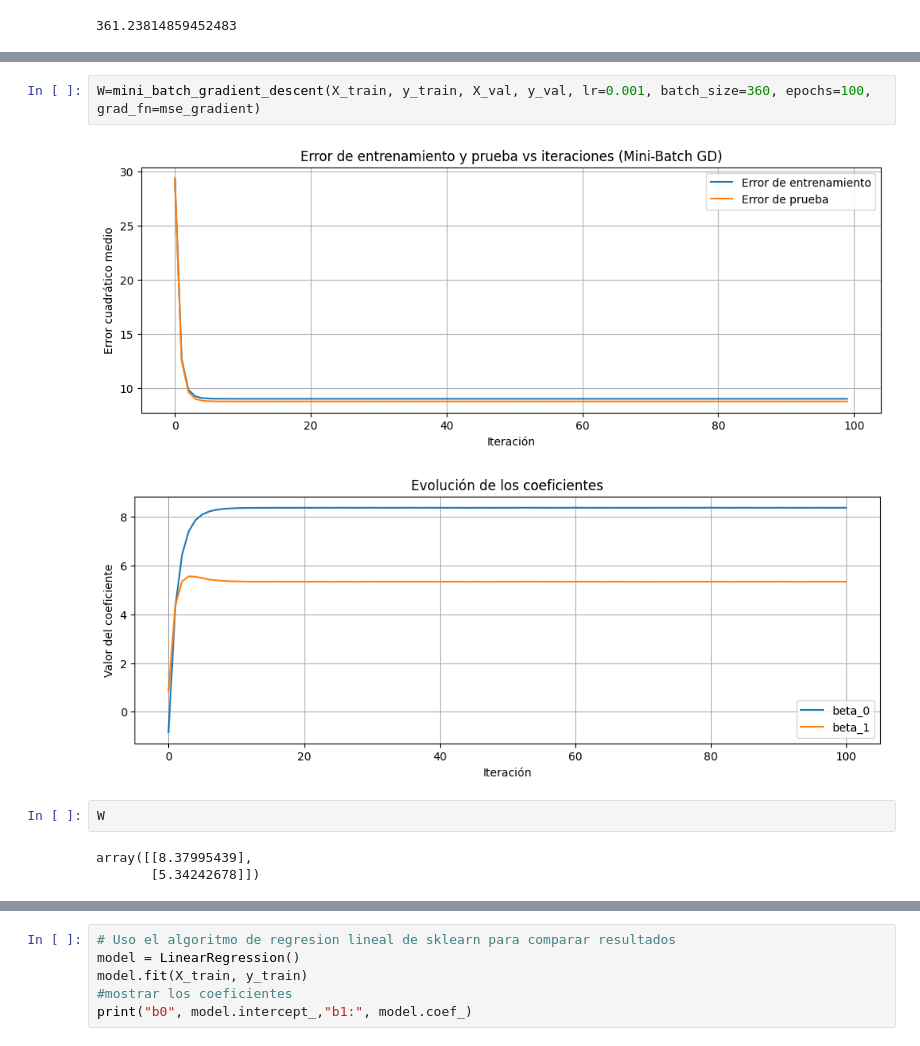
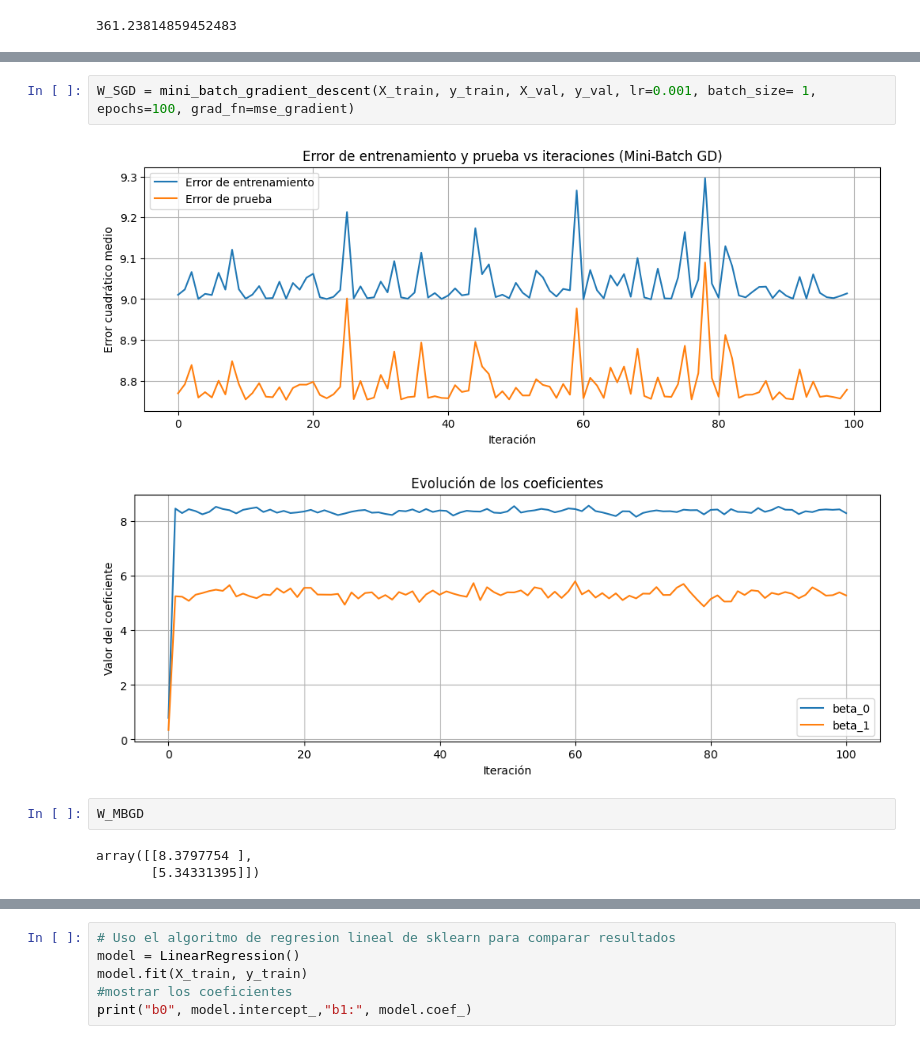
Before and after one commit to CaterinaMartinezD/AA1-TUIA-2025C1-Casado-MartinezDufour, a Jupyter notebook: TP-Regresion-AA1-2025C1.ipynb, the cells around one changed output, grey strips where cells are left out. Saved outputs shown, nothing was run; the diff lists cells and outputs as text.

```diff
--- a/TP-Regresion-AA1-2025C1.ipynb
+++ b/TP-Regresion-AA1-2025C1.ipynb
@@ -978,13 +986,13 @@ W=mini_batch_gradient_descent(X_train, y_train, X_val, y_val, lr=0.02, batch_siz
 # %%
-W=mini_batch_gradient_descent(X_train, y_train, X_val, y_val, lr=0.001, batch_size=360, epochs=100, grad_fn=mse_gradient)
+W_SGD = mini_batch_gradient_descent(X_train, y_train, X_val, y_val, lr=0.001, batch_size= 1, epochs=100, grad_fn=mse_gradient)
 # %% [output]
-[figure, old version]
+[figure, new version]
-[figure, old version]
+[figure, new version]
-# %%
-W
-# %% [output]
-array([[8.37995439],
-       [5.34242678]])
+# %%
+W_MBGD
+# %% [output]
+array([[8.3797754 ],
+       [5.34331395]])
 # %%
 # graficar recta sobre escatter plot de la distancia en km vs fare_amount, color franja horaria
 # Generar predicciones para la línea de regresión
```
Also changed, not shown: parts of 9 cells of this notebook.
